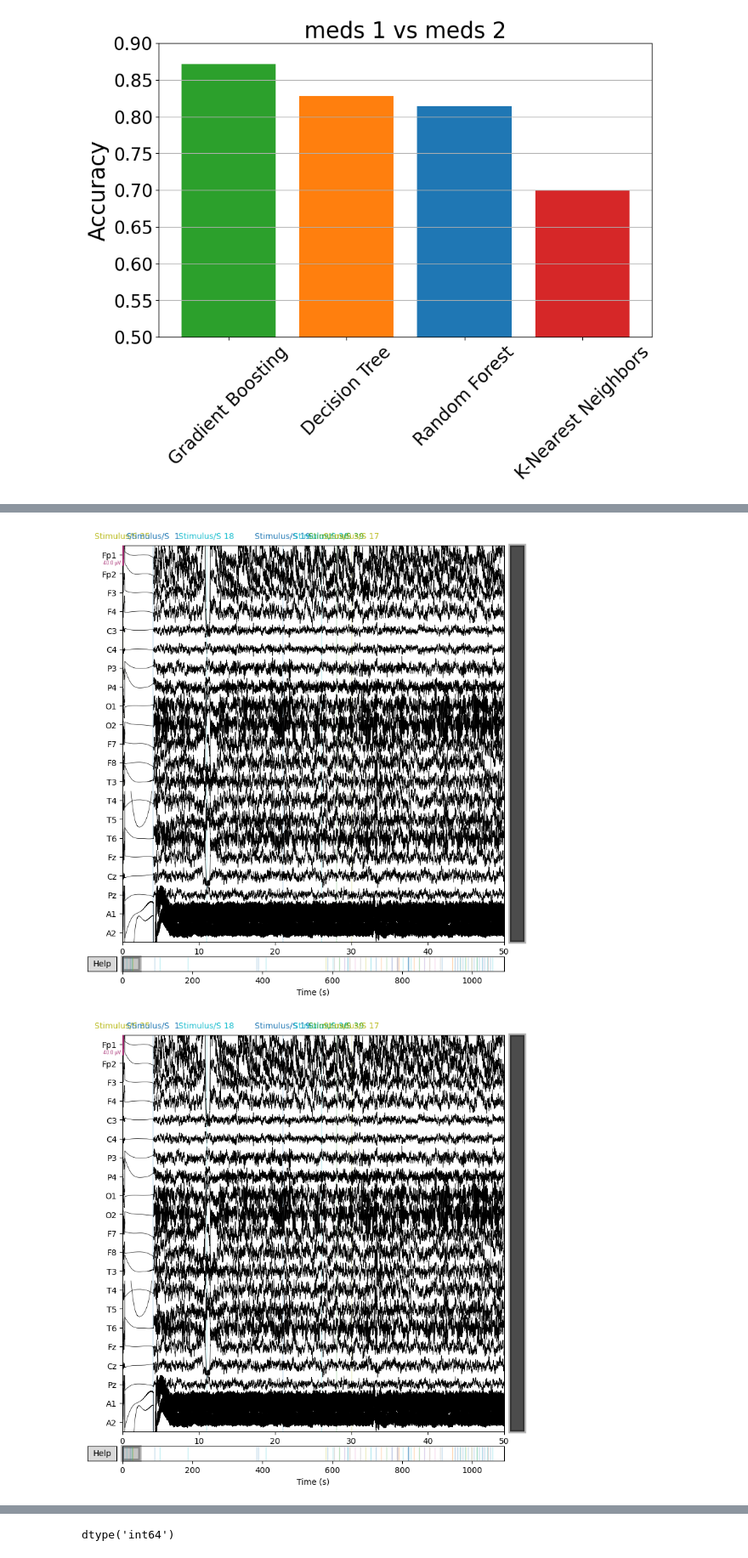
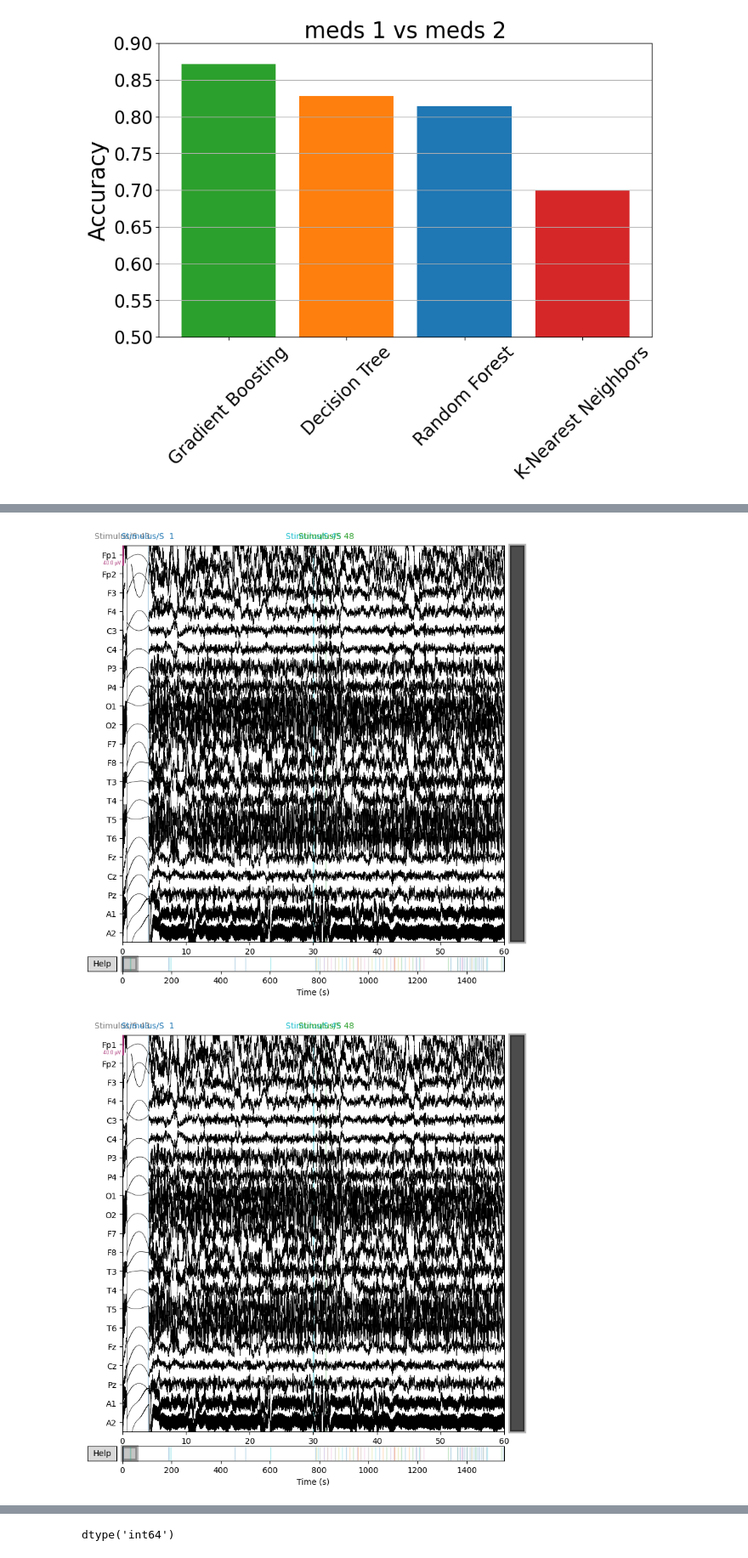
Before and after one commit to BabaSanfour/eeg-analysis-adhd-epilepsy, a Jupyter notebook: run_analysis_patients.ipynb, the cells around one changed output, grey strips where cells are left out. Shown at 85% size. Drawn from its saved outputs; the diff is of its cells as text; code cells hidden in the pictures.

```diff
--- a/run_analysis_patients.ipynb
+++ b/run_analysis_patients.ipynb
@@ -408,10 +408,12 @@ from utils.config import data_dir, results_dir, derivatives_dir
 import os
 import mne
 from mne_bids import BIDSPath
+# %%
+derivatives_dir = "/Users/hamzaabdelhedi/Projects/data/EEG_psychostimulant_data/EEG_psychostimulants_2025-02/derivatives"
 # %%
 bids_path = BIDSPath(
     root=derivatives_dir,
-    subject="3",
+    subject="1",
     session="01",
     task="RESTING",
     run="01",
@@ -430,8 +459,8 @@ Reading 0 ... 218199  =      0.000 ...  1090.995 secs...
 # %%
-raw.plot(duration=50, n_channels=32, title="EEG data")
+raw.plot(duration=60, title="EEG data",  n_channels=32)
 # %% [output]
-[figure, old version]
+[figure, new version]
-[figure, old version]
+[figure, new version]
 # %%
 # I have a numpy array with subjects where each index i represents to what subject the embeddings of index i belong! We can have multiple embeddings per subject.
 # i want to average the embeddings of each subject and then plot the embeddings of each subject in a 2D space
```
Also changed, not shown: parts of 3 cells of this notebook, 1 other file.
